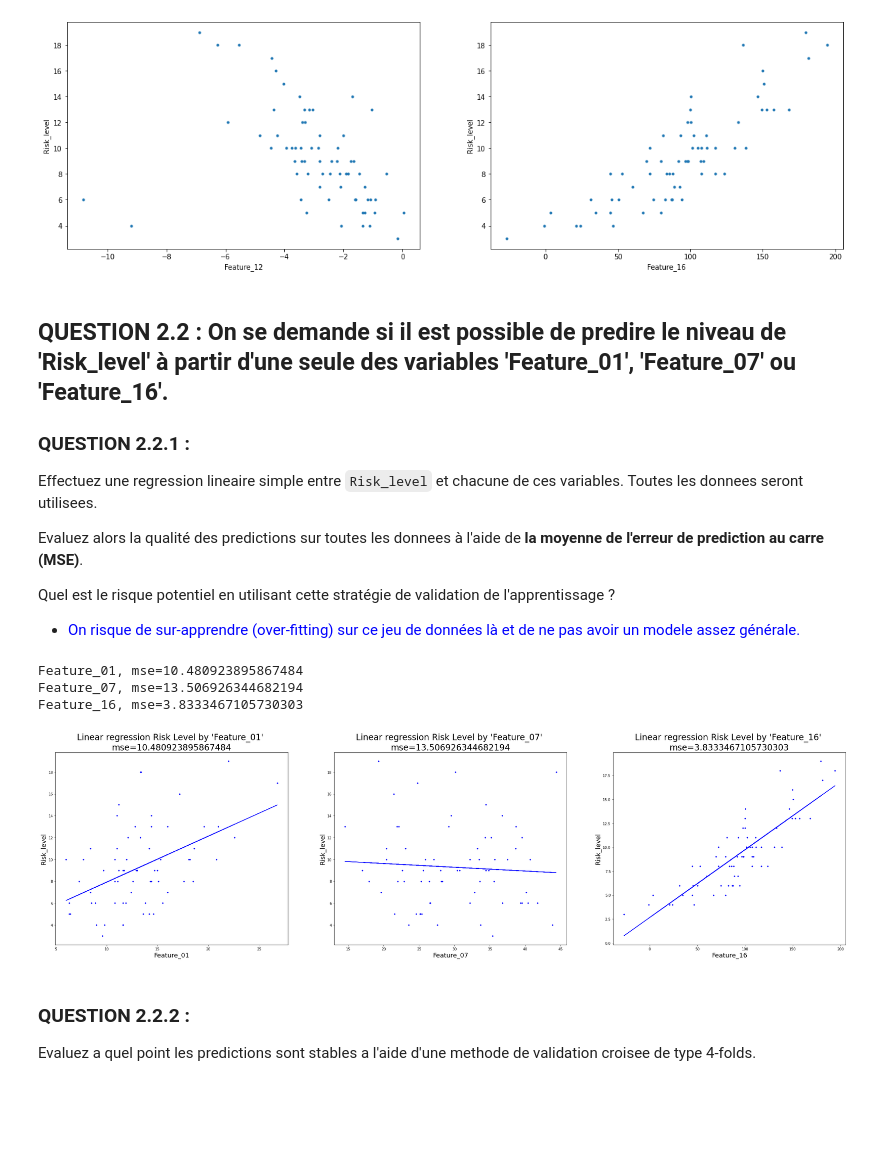
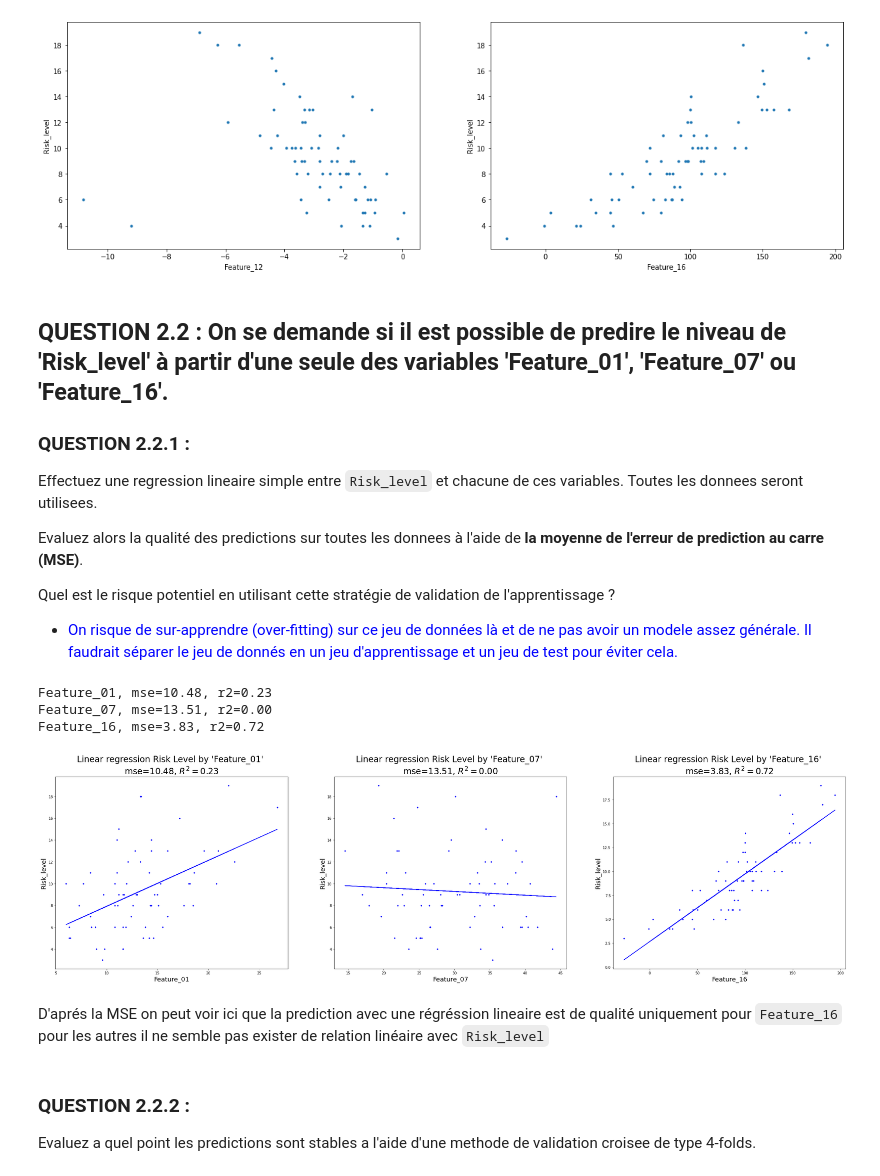
Before and after one commit to LudovicSterlin/ssd-aml-modele-lineaire, a Jupyter notebook: TPnote_ModeleLineaire/Examen_ModeleLineaire_2020.ipynb, the cells around one changed output. Drawn from its saved outputs; the diff is of its cells as text; code cells hidden in the pictures; blank space fills up the shorter version.

```diff
--- a/TPnote_ModeleLineaire/Examen_ModeleLineaire_2020.ipynb
+++ b/TPnote_ModeleLineaire/Examen_ModeleLineaire_2020.ipynb
@@ -251,37 +252,44 @@ Evaluez alors la qualité des predictions sur toutes les donnees à l'aide de __
 
 Quel est le risque potentiel en utilisant cette stratégie de validation de l'apprentissage ?
 
-- <span style="color:blue">On risque de sur-apprendre (over-fitting) sur ce jeu de données là et de ne pas avoir un modele assez générale.</span>
+- <span style="color:blue">On risque de sur-apprendre (over-fitting) sur ce jeu de données là et de ne pas avoir un modele assez générale. Il faudrait séparer le jeu de donnés en un jeu d'apprentissage et un jeu de test pour éviter cela.</span>
 # %%
+def lr_fit(x,y):
+    lr = LinearRegression()
+    lr.fit(x[:, np.newaxis], y)
+    return lr
+
 def linear_risk(X, Y, listColNames, colname, ax, bigger_font=False):
     col_index = listColNames.index(colname   )
     x = X[:, col_index]
     linear_reg(x, Y, colname, ax, bigger_font)
 
 def linear_reg(x, y, colname, ax, bigger_font=False):
-    lr = LinearRegression()
-    lr.fit(x[:, np.newaxis], y)
+    lr = lr_fit(x, y)
     y_pred = lr.predict(x[:, np.newaxis])
     mse = mean_squared_error(y, y_pred)
-    print(f"{colname}, {mse=}")
+    r2 = r2_score(y, y_pred)
+    print(f"{colname}, {mse=:.2f}, {r2=:.2f}")
     ax.plot(x,y[:],'b.')
     ax.plot(x, y_pred, 'b-')
     label_fontsize = 18 if bigger_font else 12
     ax.set_xlabel(colname, fontsize=label_fontsize)
     ax.set_ylabel('Risk_level', fontsize=label_fontsize)
     title_fontsize = 24 if bigger_font else 12
-    ax.set_title(f"Linear regression Risk Level by '{colname}' \n{mse=}", fontsize=title_fontsize)
+    ax.set_title(f"Linear regression Risk Level by '{colname}' \n{mse=:.2f}, $R^2={r2:.2f}$", fontsize=title_fontsize)
 
 pred_features = ['Feature_01','Feature_07','Feature_16']
 # Making the linear regression and compute the MSE on Features 1, 7 and 16
 fig, axs = plt.subplots(1, len(pred_features), figsize=(40,10))
 for col_index, colname in enumerate(pred_features):
     linear_risk(X, Y, listColNames, colname, axs[col_index], bigger_font=True)
 # %% [output]
-Feature_01, mse=10.480923895867484
-Feature_07, mse=13.506926344682194
-Feature_16, mse=3.8333467105730303
+Feature_01, mse=10.48, r2=0.23
+Feature_07, mse=13.51, r2=0.00
+Feature_16, mse=3.83, r2=0.72
-[figure, old version]
+[figure, new version]
+# %% [markdown]
+D'aprés la MSE on peut voir ici que la prediction avec une régréssion lineaire est de qualité uniquement pour `Feature_16` pour les autres il ne semble pas exister de relation linéaire avec `Risk_level`
 # %% [markdown]
 ### QUESTION 2.2.2 :
 Evaluez a quel point les predictions sont stables a l'aide d'une methode de validation croisee
```
Also changed, not shown: parts of 36 cells of this notebook.
